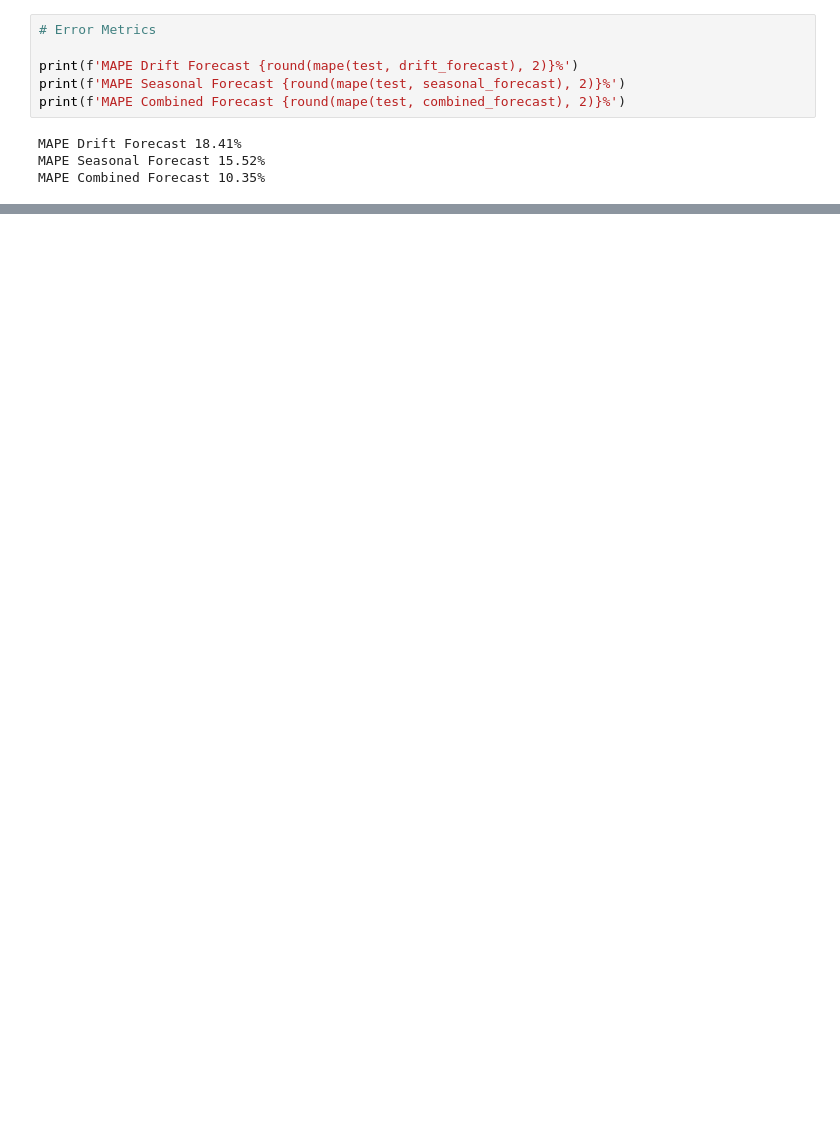
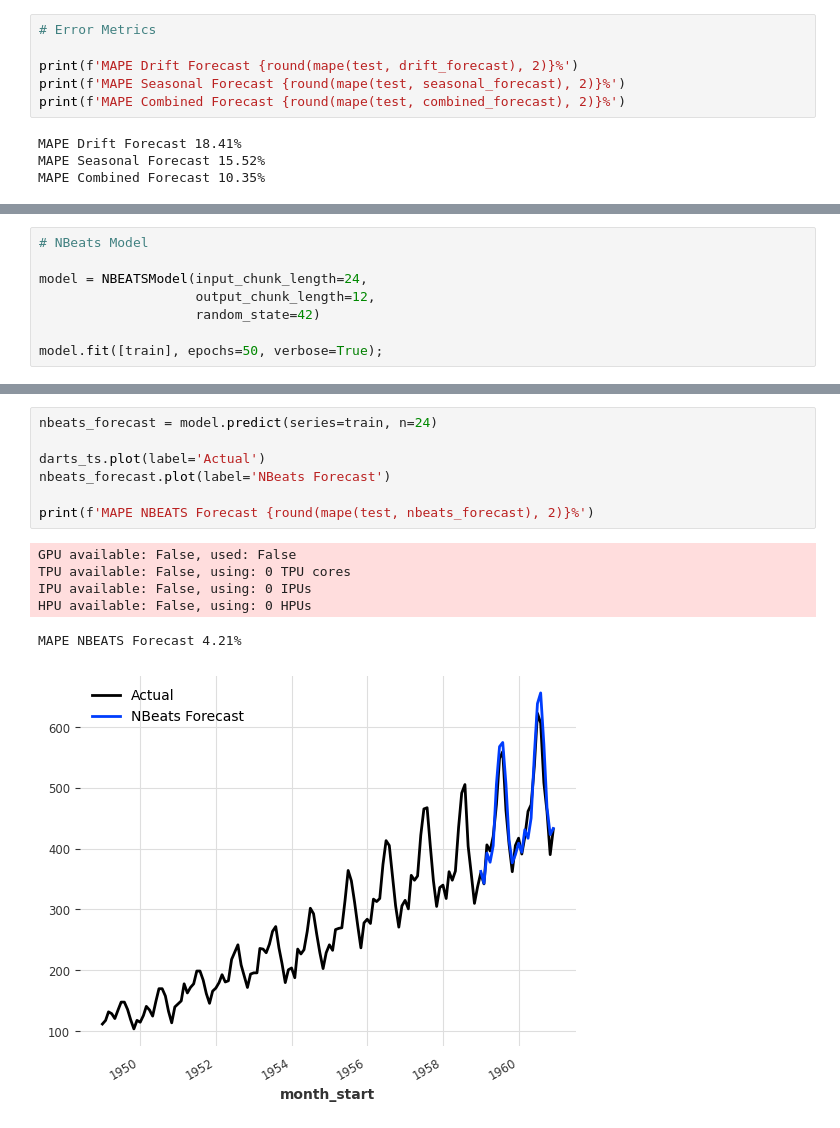
Before and after one commit to adroit-ds/datascience-learn, a Jupyter notebook: time_series_forecasting/DARTS_airpassengers.ipynb, the cells around one changed output, grey strips where cells are left out. Cells and saved outputs as stored; diff of their text form; blank space fills up the shorter version.

Commit message:
added training nbeats on scaled data

```diff
--- a/time_series_forecasting/DARTS_airpassengers.ipynb
+++ b/time_series_forecasting/DARTS_airpassengers.ipynb
@@ -110,0 +115,8 @@ plot_residuals_analysis(model.residuals(train))
+# %%
+# NBeats Model
+
+model = NBEATSModel(input_chunk_length=24,
+                    output_chunk_length=12,
+                    random_state=42)
+
+model.fit([train], epochs=50, verbose=True);
@@ -110,0 +141,14 @@ plot_residuals_analysis(model.residuals(train))
+# %%
+nbeats_forecast = model.predict(series=train, n=24)
+
+darts_ts.plot(label='Actual')
+nbeats_forecast.plot(label='NBeats Forecast')
+
+print(f'MAPE NBEATS Forecast {round(mape(test, nbeats_forecast), 2)}%')
+# %% [output]
+GPU available: False, used: False
+TPU available: False, using: 0 TPU cores
+IPU available: False, using: 0 IPUs
+HPU available: False, using: 0 HPUs
+MAPE NBEATS Forecast 4.21%
+[figure, added]
```
Also changed, not shown: parts of 9 cells of this notebook.
